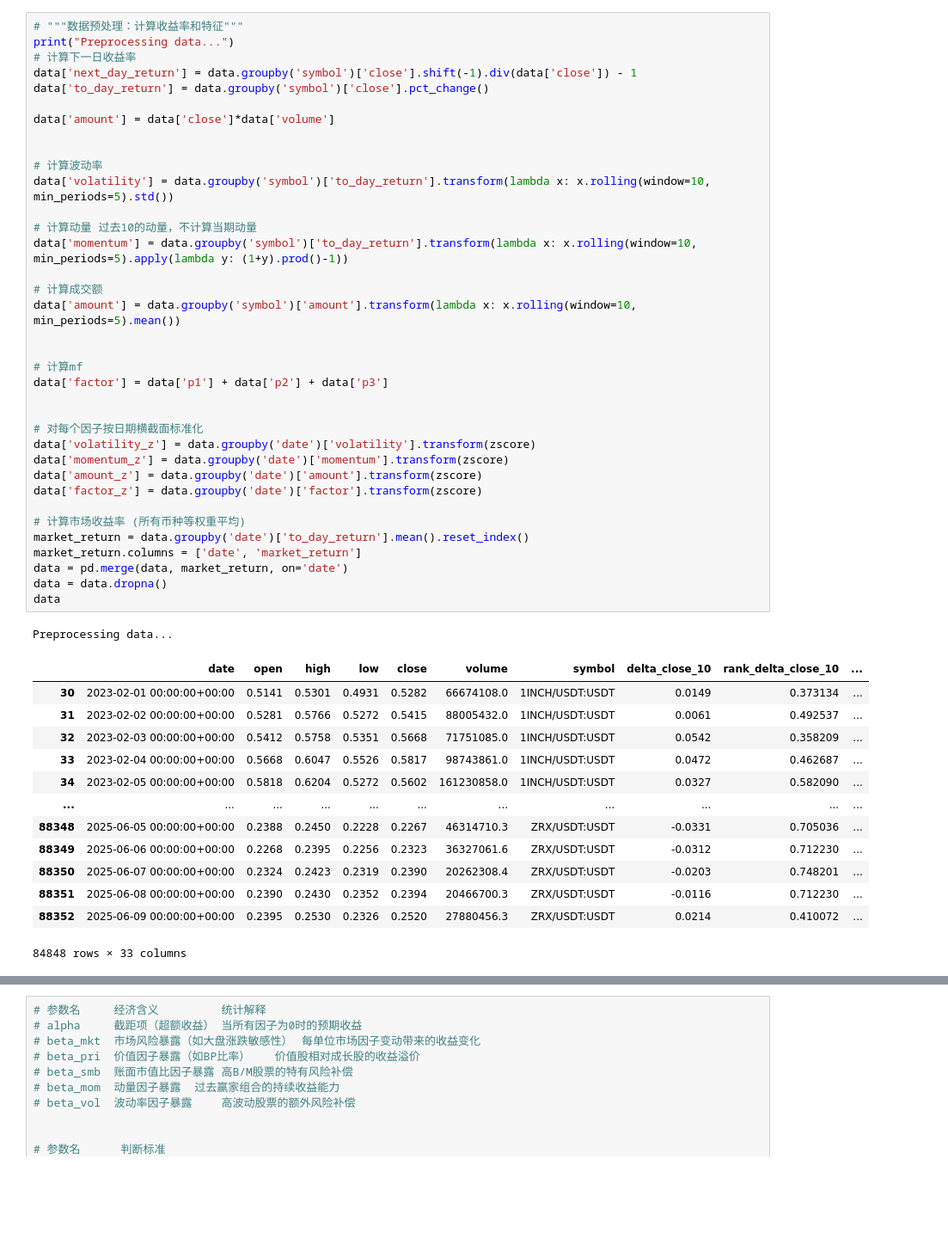
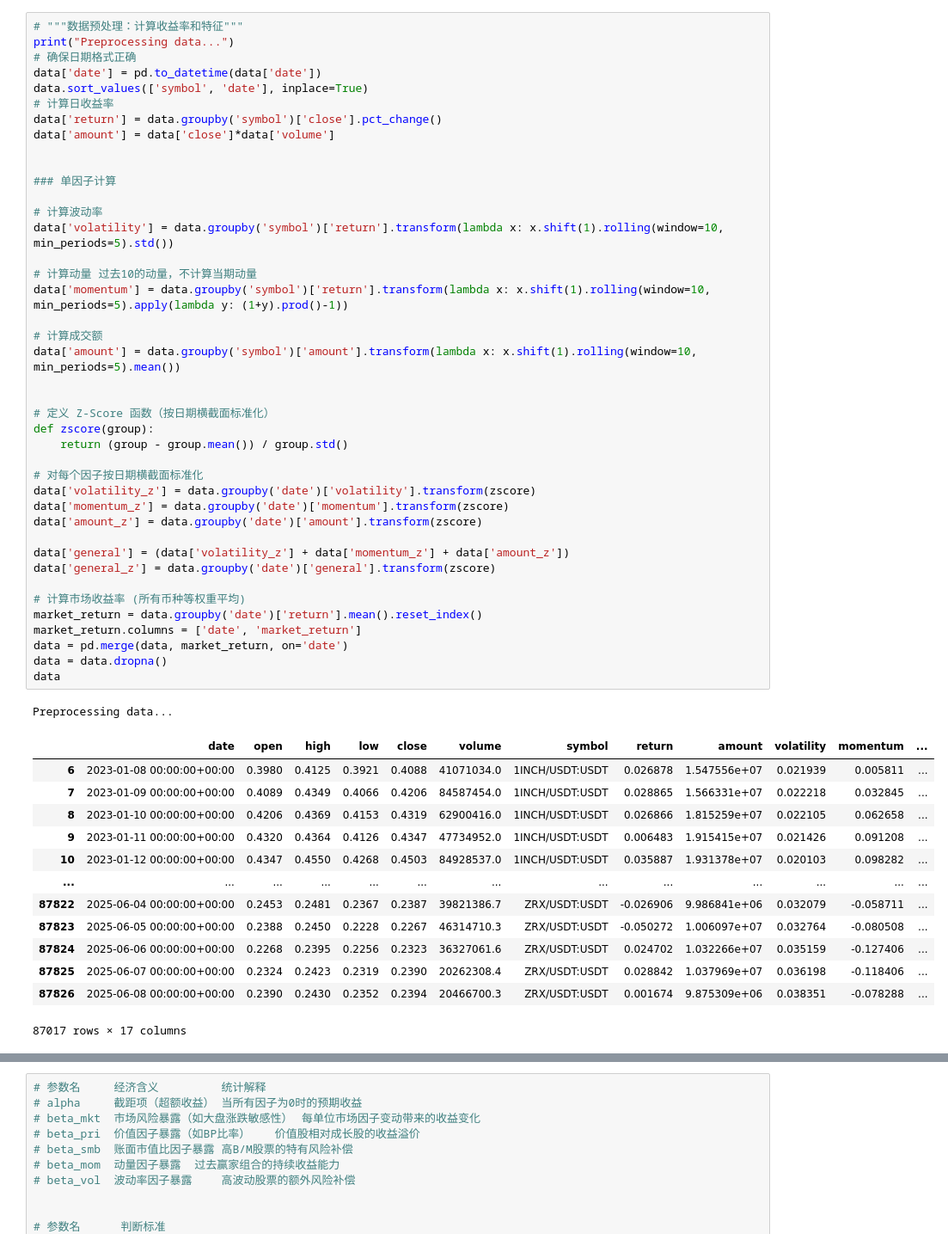
Before and after one commit to LazyPigPig/factor-research, a Jupyter notebook: 20250606_Multifactor_regress_analize.ipynb, the cells around one changed output, grey strips where cells are left out. Shown at 86% size. Drawn from its saved outputs; the diff is of its cells as text; blank space fills up the shorter version.

```diff
--- a/20250606_Multifactor_regress_analize.ipynb
+++ b/20250606_Multifactor_regress_analize.ipynb
@@ -166,54 +102,59 @@ data[data['symbol'] == 'BTC/USDT:USDT']
 # %%
 # """数据预处理：计算收益率和特征"""
 print("Preprocessing data...")
-# 计算下一日收益率
-data['next_day_return'] = data.groupby('symbol')['close'].shift(-1).div(data['close']) - 1
-data['to_day_return'] = data.groupby('symbol')['close'].pct_change()
-
+# 确保日期格式正确
+data['date'] = pd.to_datetime(data['date'])
+data.sort_values(['symbol', 'date'], inplace=True)
+# 计算日收益率
+data['return'] = data.groupby('symbol')['close'].pct_change()
 data['amount'] = data['close']*data['volume']
 
 
+### 单因子计算
+
 # 计算波动率
-data['volatility'] = data.groupby('symbol')['to_day_return'].transform(lambda x: x.rolling(window=10, min_periods=5).std())
+data['volatility'] = data.groupby('symbol')['return'].transform(lambda x: x.shift(1).rolling(window=10, min_periods=5).std())
 
 # 计算动量 过去10的动量，不计算当期动量
-data['momentum'] = data.groupby('symbol')['to_day_return'].transform(lambda x: x.rolling(window=10, min_periods=5).apply(lambda y: (1+y).prod()-1))
+data['momentum'] = data.groupby('symbol')['return'].transform(lambda x: x.shift(1).rolling(window=10, min_periods=5).apply(lambda y: (1+y).prod()-1))
 
 # 计算成交额
-data['amount'] = data.groupby('symbol')['amount'].transform(lambda x: x.rolling(window=10, min_periods=5).mean())
+data['amount'] = data.groupby('symbol')['amount'].transform(lambda x: x.shift(1).rolling(window=10, min_periods=5).mean())
 
 
-# 计算mf
-data['factor'] = data['p1'] + data['p2'] + data['p3']
-
+# 定义 Z-Score 函数（按日期横截面标准化）
+def zscore(group):
+    return (group - group.mean()) / group.std()
 
 # 对每个因子按日期横截面标准化
 data['volatility_z'] = data.groupby('date')['volatility'].transform(zscore)
 data['momentum_z'] = data.groupby('date')['momentum'].transform(zscore)
 data['amount_z'] = data.groupby('date')['amount'].transform(zscore)
-data['factor_z'] = data.groupby('date')['factor'].transform(zscore)
+
+data['general'] = (data['volatility_z'] + data['momentum_z'] + data['amount_z'])
+data['general_z'] = data.groupby('date')['general'].transform(zscore)
 
 # 计算市场收益率 (所有币种等权重平均)
-market_return = data.groupby('date')['to_day_return'].mean().reset_index()
+market_return = data.groupby('date')['return'].mean().reset_index()
 market_return.columns = ['date', 'market_return']
 data = pd.merge(data, market_return, on='date')
 data = data.dropna()
 data
 # %% [output]
 Preprocessing data...
-|  | date | open | high | low | close | volume | symbol | delta_close_10 | rank_delta_close_10 | ... |
-| 30 | 2023-02-01 00:00:00+00:00 | 0.5141 | 0.5301 | 0.4931 | 0.5282 | 66674108.0 | 1INCH/USDT:USDT | 0.0149 | 0.373134 | ... |
-| 31 | 2023-02-02 00:00:00+00:00 | 0.5281 | 0.5766 | 0.5272 | 0.5415 | 88005432.0 | 1INCH/USDT:USDT | 0.0061 | 0.492537 | ... |
-| 32 | 2023-02-03 00:00:00+00:00 | 0.5412 | 0.5758 | 0.5351 | 0.5668 | 71751085.0 | 1INCH/USDT:USDT | 0.0542 | 0.358209 | ... |
-| 33 | 2023-02-04 00:00:00+00:00 | 0.5668 | 0.6047 | 0.5526 | 0.5817 | 98743861.0 | 1INCH/USDT:USDT | 0.0472 | 0.462687 | ... |
-| 34 | 2023-02-05 00:00:00+00:00 | 0.5818 | 0.6204 | 0.5272 | 0.5602 | 161230858.0 | 1INCH/USDT:USDT | 0.0327 | 0.582090 | ... |
-| ... | ... | ... | ... | ... | ... | ... | ... | ... | ... | ... |
-| 88348 | 2025-06-05 00:00:00+00:00 | 0.2388 | 0.2450 | 0.2228 | 0.2267 | 46314710.3 | ZRX/USDT:USDT | -0.0331 | 0.705036 | ... |
-| 88349 | 2025-06-06 00:00:00+00:00 | 0.2268 | 0.2395 | 0.2256 | 0.2323 | 36327061.6 | ZRX/USDT:USDT | -0.0312 | 0.712230 | ... |
-| 88350 | 2025-06-07 00:00:00+00:00 | 0.2324 | 0.2423 | 0.2319 | 0.2390 | 20262308.4 | ZRX/USDT:USDT | -0.0203 | 0.748201 | ... |
-| 88351 | 2025-06-08 00:00:00+00:00 | 0.2390 | 0.2430 | 0.2352 | 0.2394 | 20466700.3 | ZRX/USDT:USDT | -0.0116 | 0.712230 | ... |
-| 88352 | 2025-06-09 00:00:00+00:00 | 0.2395 | 0.2530 | 0.2326 | 0.2520 | 27880456.3 | ZRX/USDT:USDT | 0.0214 | 0.410072 | ... |
+|  | date | open | high | low | close | volume | symbol | return | amount | volatility | momentum | ... |
+| 6 | 2023-01-08 00:00:00+00:00 | 0.3980 | 0.4125 | 0.3921 | 0.4088 | 41071034.0 | 1INCH/USDT:USDT | 0.026878 | 1.547556e+07 | 0.021939 | 0.005811 | ... |
+| 7 | 2023-01-09 00:00:00+00:00 | 0.4089 | 0.4349 | 0.4066 | 0.4206 | 84587454.0 | 1INCH/USDT:USDT | 0.028865 | 1.566331e+07 | 0.022218 | 0.032845 | ... |
+| 8 | 2023-01-10 00:00:00+00:00 | 0.4206 | 0.4369 | 0.4153 | 0.4319 | 62900416.0 | 1INCH/USDT:USDT | 0.026866 | 1.815259e+07 | 0.022105 | 0.062658 | ... |
+| 9 | 2023-01-11 00:00:00+00:00 | 0.4320 | 0.4364 | 0.4126 | 0.4347 | 47734952.0 | 1INCH/USDT:USDT | 0.006483 | 1.915415e+07 | 0.021426 | 0.091208 | ... |
+| 10 | 2023-01-12 00:00:00+00:00 | 0.4347 | 0.4550 | 0.4268 | 0.4503 | 84928537.0 | 1INCH/USDT:USDT | 0.035887 | 1.931378e+07 | 0.020103 | 0.098282 | ... |
+| ... | ... | ... | ... | ... | ... | ... | ... | ... | ... | ... | ... | ... |
+| 87822 | 2025-06-04 00:00:00+00:00 | 0.2453 | 0.2481 | 0.2367 | 0.2387 | 39821386.7 | ZRX/USDT:USDT | -0.026906 | 9.986841e+06 | 0.032079 | -0.058711 | ... |
+| 87823 | 2025-06-05 00:00:00+00:00 | 0.2388 | 0.2450 | 0.2228 | 0.2267 | 46314710.3 | ZRX/USDT:USDT | -0.050272 | 1.006097e+07 | 0.032764 | -0.080508 | ... |
+| 87824 | 2025-06-06 00:00:00+00:00 | 0.2268 | 0.2395 | 0.2256 | 0.2323 | 36327061.6 | ZRX/USDT:USDT | 0.024702 | 1.032266e+07 | 0.035159 | -0.127406 | ... |
+| 87825 | 2025-06-07 00:00:00+00:00 | 0.2324 | 0.2423 | 0.2319 | 0.2390 | 20262308.4 | ZRX/USDT:USDT | 0.028842 | 1.037969e+07 | 0.036198 | -0.118406 | ... |
+| 87826 | 2025-06-08 00:00:00+00:00 | 0.2390 | 0.2430 | 0.2352 | 0.2394 | 20466700.3 | ZRX/USDT:USDT | 0.001674 | 9.875309e+06 | 0.038351 | -0.078288 | ... |
-84848 rows × 33 columns
+87017 rows × 17 columns
 # %%
 print("Calculating factors return...")
 
```
Also changed, not shown: parts of 11 cells of this notebook, 1 other file.
